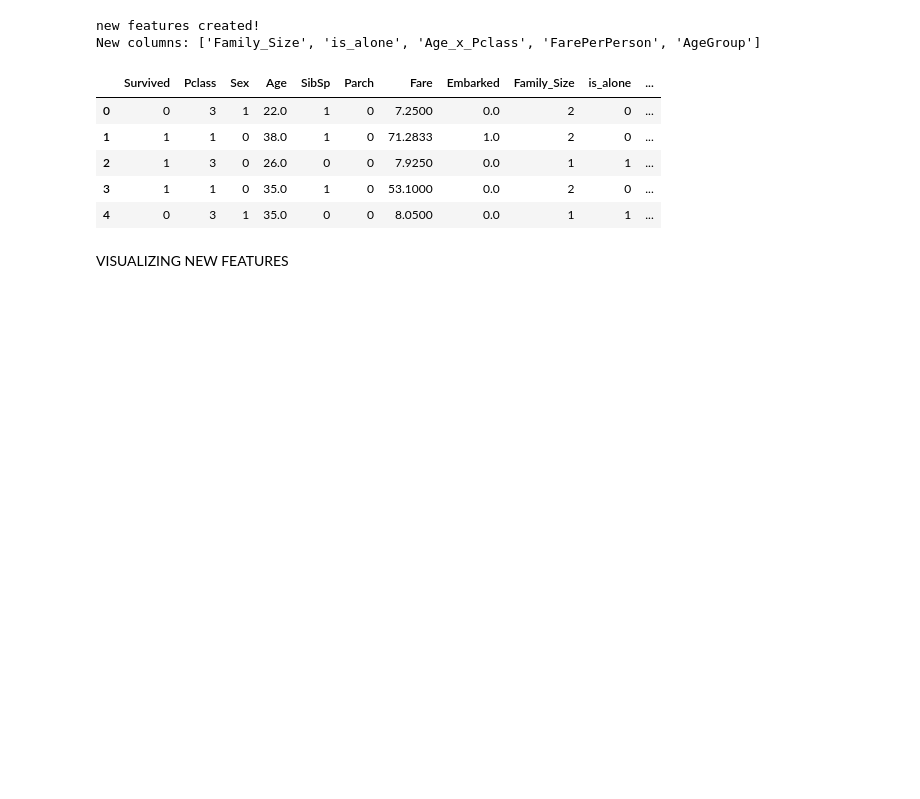
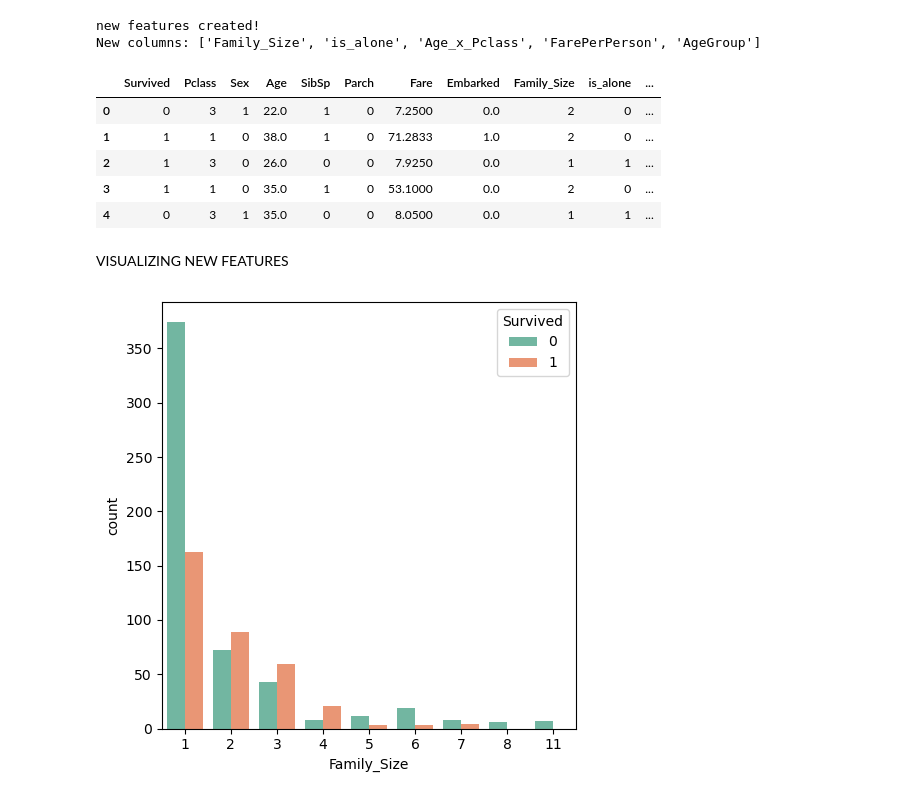
Before and after one commit to nitin864/titanic-survival-prediction, a Jupyter notebook: notebooks/featured_eng/featured_engineering.ipynb, the cells around one changed output. Cells and saved outputs as stored; diff of their text form; code cells hidden in the pictures; blank space fills up the shorter version.

Commit message:
done with visualization of all new features that i have added

```diff
--- a/notebooks/featured_eng/featured_engineering.ipynb
+++ b/notebooks/featured_eng/featured_engineering.ipynb
@@ -75,3 +76,16 @@ df.head()
 | 4 | 0 | 3 | 1 | 35.0 | 0 | 0 | 8.0500 | 0.0 | 1 | 1 | ... |
 # %% [markdown]
 VISUALIZING NEW FEATURES
+# %%
+#Family_Size vs Survival
+
+plt.figure(figsize=(5,5))
+
+
+sns.countplot(x='Family_Size' , hue='Survived',data=df, palette='Set2' )
+axes[0].set_title('Family_size vs Survived')
+
+plt.tight_layout()
+plt.show()
+# %% [output]
+[figure, added]
```
Also changed, not shown: parts of 3 cells of this notebook.
